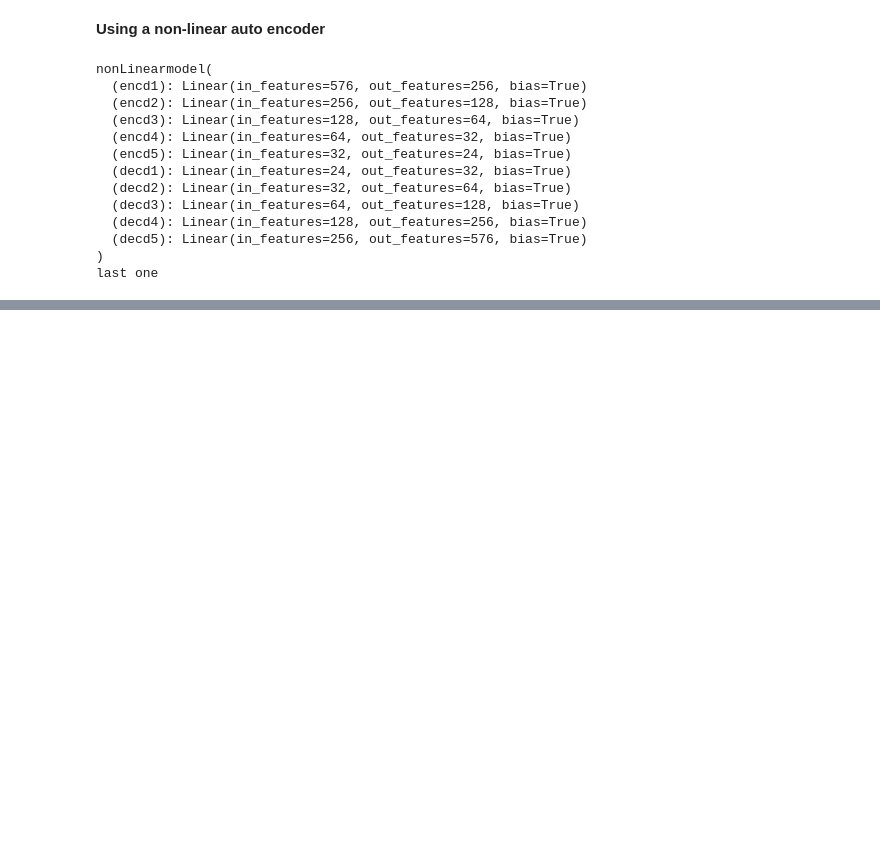
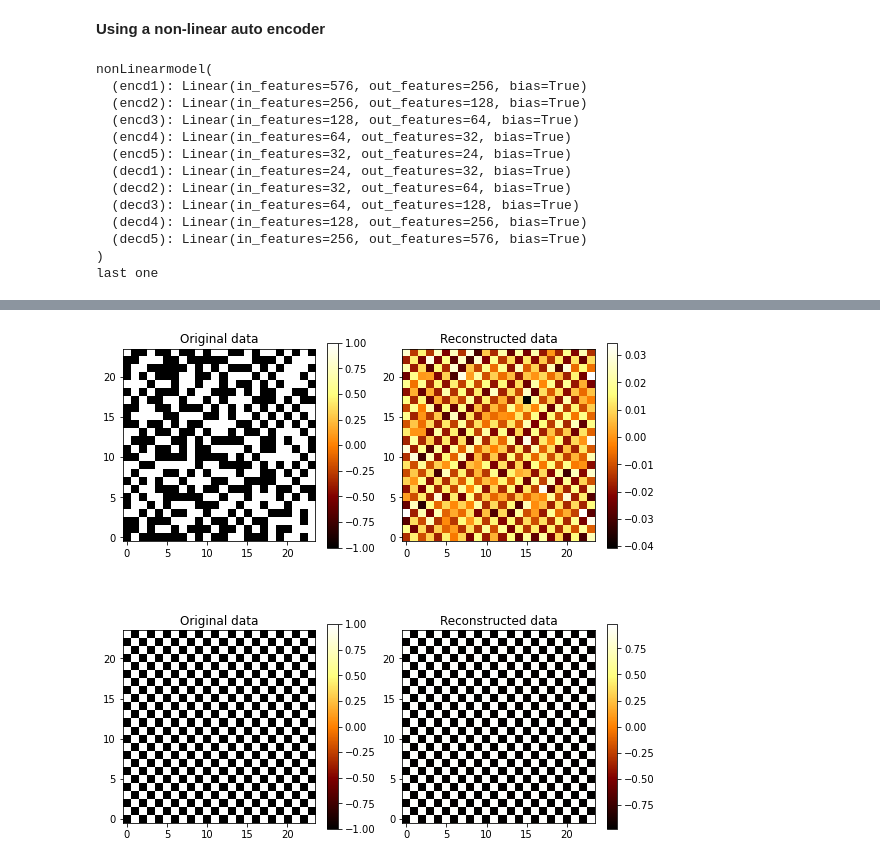
Before and after one commit to Shashi1a/pytorch, a Jupyter notebook: autoencoder.ipynb, the cells around one changed output, grey strips where cells are left out. Drawn from its saved outputs; the diff is of its cells as text; code cells hidden in the pictures; blank space fills up the shorter version.

```diff
--- a/autoencoder.ipynb
+++ b/autoencoder.ipynb
@@ -353,0 +340,4 @@ data_f.iloc[:,:-1]
+# %%
+plot_latt(nlnrencdt,nlnrencprd,10,440,24)
+# %% [output]
+[figure, added]
```
Also changed, not shown: parts of 12 cells of this notebook.
